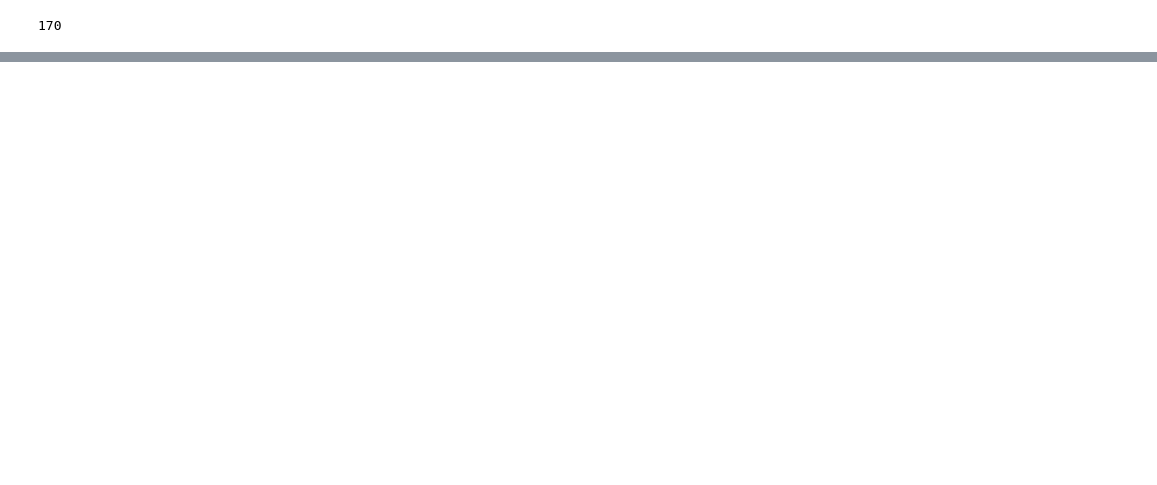
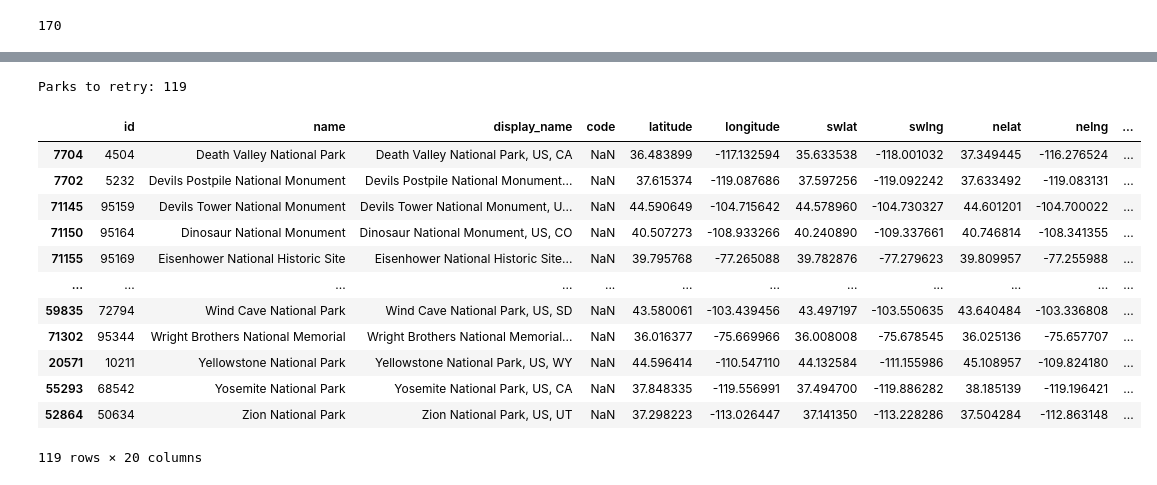
Before and after one commit to isabellagwoods/NPS_Biodiversity_Capstone, a Jupyter notebook: EDA.ipynb, the cells around one changed output, grey strips where cells are left out. Cells and saved outputs as stored; diff of their text form; code cells hidden in the pictures; blank space fills up the shorter version.

```diff
--- a/EDA.ipynb
+++ b/EDA.ipynb
@@ -534,0 +703,19 @@ print(f'Total records: {len(iNaturalist)}')
+# %%
+poi_failed = poi[poi['id'].isin(failed_place_ids)]
+print(f"Parks to retry: {len(poi_failed)}")
+poi_failed
+# %% [output]
+Parks to retry: 119
+|  | id | name | display_name | code | latitude | longitude | swlat | swlng | nelat | nelng | ... |
+| 7704 | 4504 | Death Valley National Park | Death Valley National Park, US, CA | NaN | 36.483899 | -117.132594 | 35.633538 | -118.001032 | 37.349445 | -116.276524 | ... |
+| 7702 | 5232 | Devils Postpile National Monument | Devils Postpile National Monument... | NaN | 37.615374 | -119.087686 | 37.597256 | -119.092242 | 37.633492 | -119.083131 | ... |
+| 71145 | 95159 | Devils Tower National Monument | Devils Tower National Monument, U... | NaN | 44.590649 | -104.715642 | 44.578960 | -104.730327 | 44.601201 | -104.700022 | ... |
+| 71150 | 95164 | Dinosaur National Monument | Dinosaur National Monument, US, CO | NaN | 40.507273 | -108.933266 | 40.240890 | -109.337661 | 40.746814 | -108.341355 | ... |
+| 71155 | 95169 | Eisenhower National Historic Site | Eisenhower National Historic Site... | NaN | 39.795768 | -77.265088 | 39.782876 | -77.279623 | 39.809957 | -77.255988 | ... |
+| ... | ... | ... | ... | ... | ... | ... | ... | ... | ... | ... | ... |
+| 59835 | 72794 | Wind Cave National Park | Wind Cave National Park, US, SD | NaN | 43.580061 | -103.439456 | 43.497197 | -103.550635 | 43.640484 | -103.336808 | ... |
+| 71302 | 95344 | Wright Brothers National Memorial | Wright Brothers National Memorial... | NaN | 36.016377 | -75.669966 | 36.008008 | -75.678545 | 36.025136 | -75.657707 | ... |
+| 20571 | 10211 | Yellowstone National Park | Yellowstone National Park, US, WY | NaN | 44.596414 | -110.547110 | 44.132584 | -111.155986 | 45.108957 | -109.824180 | ... |
+| 55293 | 68542 | Yosemite National Park | Yosemite National Park, US, CA | NaN | 37.848335 | -119.556991 | 37.494700 | -119.886282 | 38.185139 | -119.196421 | ... |
+| 52864 | 50634 | Zion National Park | Zion National Park, US, UT | NaN | 37.298223 | -113.026447 | 37.141350 | -113.228286 | 37.504284 | -112.863148 | ... |
+119 rows × 20 columns
```
Also changed, not shown: parts of 97 cells of this notebook.
